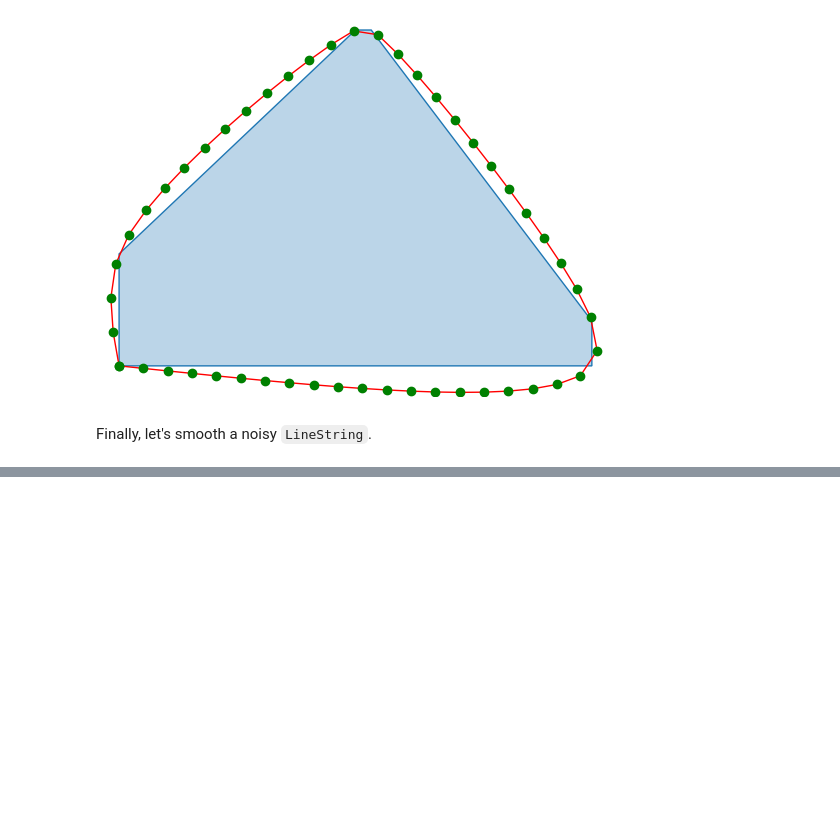
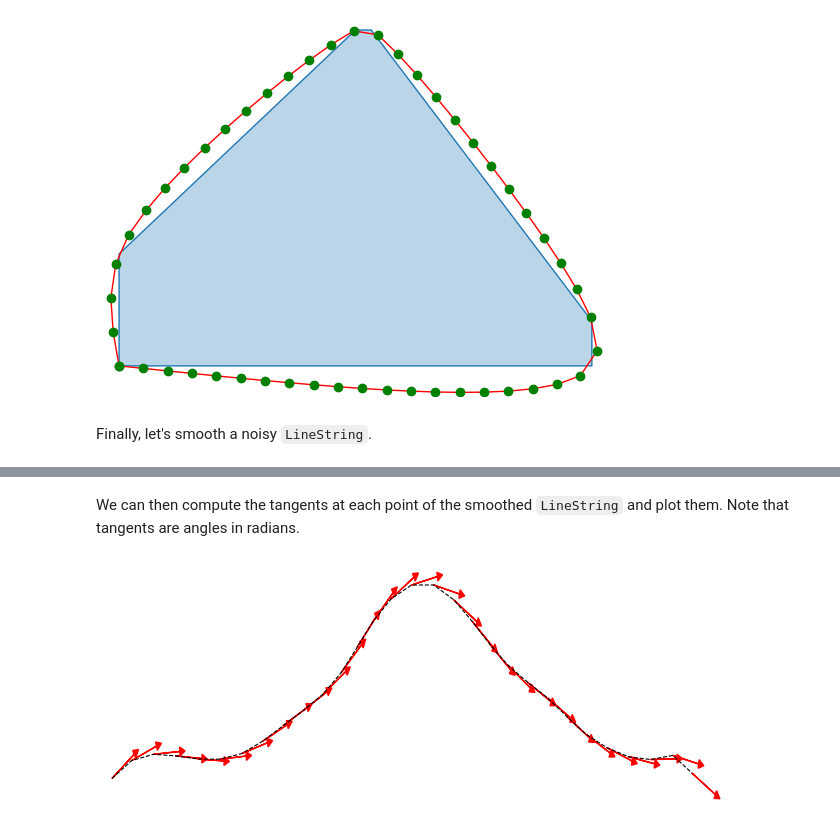
Before and after one commit to cheginit/catsmoothing, a Jupyter notebook: docs/examples/splines.ipynb, the cells around one changed output, grey strips where cells are left out. Drawn from its saved outputs; the diff is of its cells as text; code cells hidden in the pictures; blank space fills up the shorter version.

```diff
--- a/docs/examples/splines.ipynb
+++ b/docs/examples/splines.ipynb
@@ -74,0 +79,16 @@ fig.savefig("images/line.png", bbox_inches="tight", dpi=90)
+# %% [markdown]
+We can then compute the tangents at each point of the smoothed `LineString` and plot them. Note that tangents are angles in radians.
+# %%
+vertices = shapely.get_coordinates(line_smoothed)
+tangents = cs.compute_tangents(vertices)
+dx, dy = np.cos(tangents), np.sin(tangents)
+
+fig, ax = plt.subplots(figsize=(8, 3))
+ax.plot(vertices[:, 0], vertices[:, 1], "k--", label="Line", lw=0.8)
+for x, y, v in zip(dx, dy, vertices, strict=False):
+    ax.arrow(v[0], v[1], x*0.25, y*0.25, head_width=0.05, head_length=0.05, fc="r", ec="r")
+ax.set_axis_off()
+ax.margins(0.01)
+fig.savefig("images/tangents.png", bbox_inches="tight", dpi=90)
+# %% [output]
+[figure, added]
```
Also changed, not shown: parts of 3 cells of this notebook, 8 other files.
